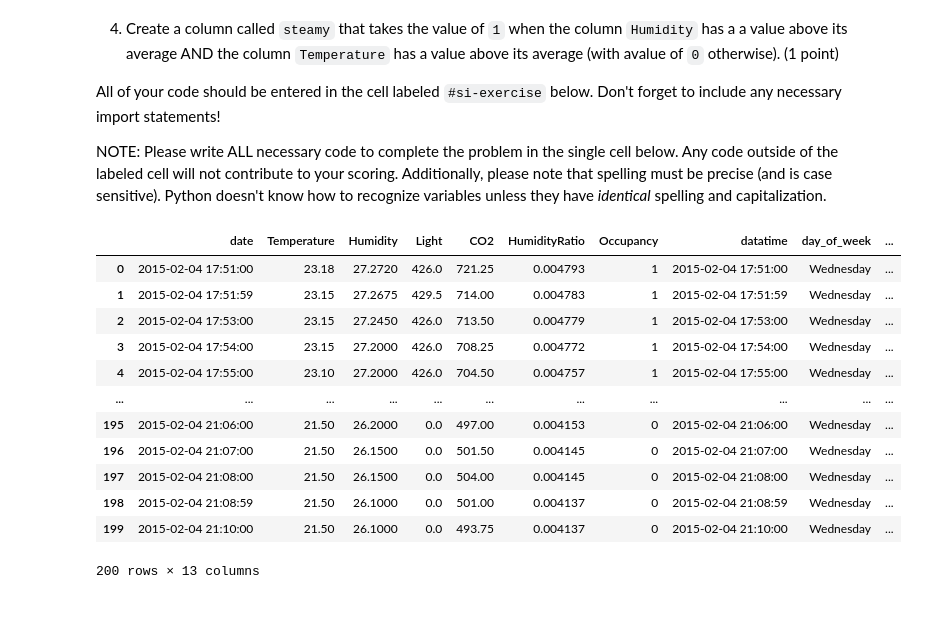
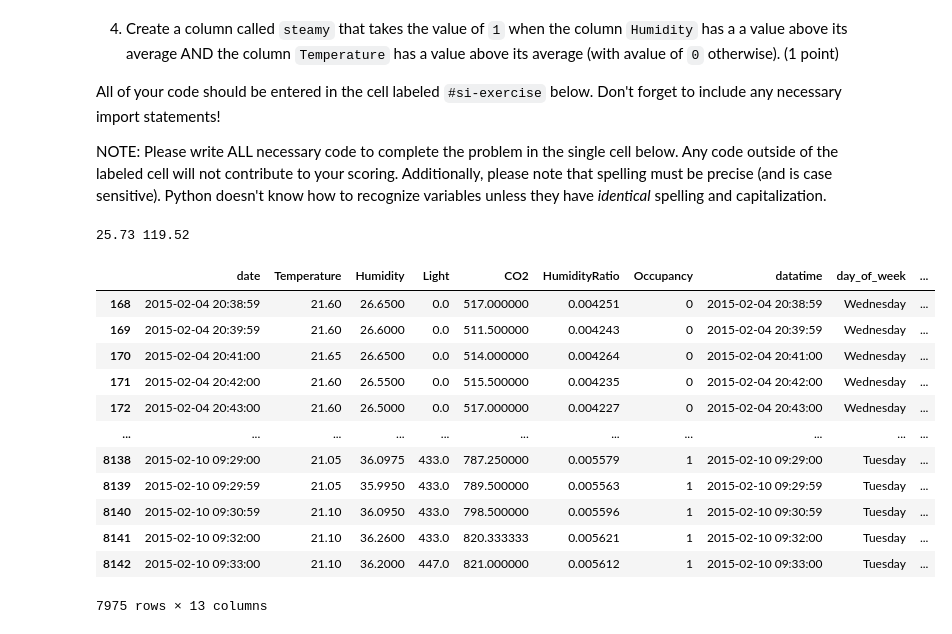
Before and after one commit to khemkandel/econ8320-assignment-06, a Jupyter notebook: Lesson.ipynb, the cells around one changed output. Saved outputs shown, nothing was run; the diff lists cells and outputs as text; code cells hidden in the pictures.

```diff
--- a/Lesson.ipynb
+++ b/Lesson.ipynb
@@ -4309,33 +4309,34 @@ NOTE: Please write ALL necessary code to complete the problem in the single cell
 # %%
 #si-exercise
 import pandas as pd
 import numpy as np
 
 occupancy = pd.DataFrame()
 occupancy = pd.read_csv('https://github.com/dustywhite7/pythonMikkeli/raw/master/exampleData/roomOccupancy.csv')
 occupancy.head(10)
 occupancy['datatime'] = pd.to_datetime(occupancy['date'], format = "%Y-%m-%d %H:%M:%S")
 occupancy.head()
 occupancy['day_of_week'] =occupancy['datatime'].dt.day_name()
 occupancy['hour'] =occupancy['datatime'].dt.hour
 occupancy['minute'] =occupancy['datatime'].dt.minute
 occupancy['bright'] = occupancy['Light'].map(lambda x: 1 if x > 0 else 0)
-humidity_mean,light_mean = occupancy['Humidity'].mean(), occupancy['Light'].mean()
+humidity_mean,temp_mean = round(occupancy['Humidity'].mean(),2), round(occupancy['Temperature'].mean(),2)
 print(str(humidity_mean)+ " "+str(light_mean))
 occupancy['steamy'] = occupancy.apply(lambda row:
-    1 if row['Humidity'] > humidity_mean and row['Light'] > light_mean else 0, axis=1)
-occupancy.head(200)
+    1 if row['Humidity'] > humidity_mean and row['Temperature'] > temp_mean else 0, axis=1)
+occupancy[168:]
 # %% [output]
+25.73 119.52
 |  | date | Temperature | Humidity | Light | CO2 | HumidityRatio | Occupancy | datatime | day_of_week | ... |
-| 0 | 2015-02-04 17:51:00 | 23.18 | 27.2720 | 426.0 | 721.25 | 0.004793 | 1 | 2015-02-04 17:51:00 | Wednesday | ... |
-| 1 | 2015-02-04 17:51:59 | 23.15 | 27.2675 | 429.5 | 714.00 | 0.004783 | 1 | 2015-02-04 17:51:59 | Wednesday | ... |
-| 2 | 2015-02-04 17:53:00 | 23.15 | 27.2450 | 426.0 | 713.50 | 0.004779 | 1 | 2015-02-04 17:53:00 | Wednesday | ... |
-| 3 | 2015-02-04 17:54:00 | 23.15 | 27.2000 | 426.0 | 708.25 | 0.004772 | 1 | 2015-02-04 17:54:00 | Wednesday | ... |
-| 4 | 2015-02-04 17:55:00 | 23.10 | 27.2000 | 426.0 | 704.50 | 0.004757 | 1 | 2015-02-04 17:55:00 | Wednesday | ... |
+| 168 | 2015-02-04 20:38:59 | 21.60 | 26.6500 | 0.0 | 517.000000 | 0.004251 | 0 | 2015-02-04 20:38:59 | Wednesday | ... |
+| 169 | 2015-02-04 20:39:59 | 21.60 | 26.6000 | 0.0 | 511.500000 | 0.004243 | 0 | 2015-02-04 20:39:59 | Wednesday | ... |
+| 170 | 2015-02-04 20:41:00 | 21.65 | 26.6500 | 0.0 | 514.000000 | 0.004264 | 0 | 2015-02-04 20:41:00 | Wednesday | ... |
+| 171 | 2015-02-04 20:42:00 | 21.60 | 26.5500 | 0.0 | 515.500000 | 0.004235 | 0 | 2015-02-04 20:42:00 | Wednesday | ... |
+| 172 | 2015-02-04 20:43:00 | 21.60 | 26.5000 | 0.0 | 517.000000 | 0.004227 | 0 | 2015-02-04 20:43:00 | Wednesday | ... |
 | ... | ... | ... | ... | ... | ... | ... | ... | ... | ... | ... |
-| 195 | 2015-02-04 21:06:00 | 21.50 | 26.2000 | 0.0 | 497.00 | 0.004153 | 0 | 2015-02-04 21:06:00 | Wednesday | ... |
-| 196 | 2015-02-04 21:07:00 | 21.50 | 26.1500 | 0.0 | 501.50 | 0.004145 | 0 | 2015-02-04 21:07:00 | Wednesday | ... |
-| 197 | 2015-02-04 21:08:00 | 21.50 | 26.1500 | 0.0 | 504.00 | 0.004145 | 0 | 2015-02-04 21:08:00 | Wednesday | ... |
-| 198 | 2015-02-04 21:08:59 | 21.50 | 26.1000 | 0.0 | 501.00 | 0.004137 | 0 | 2015-02-04 21:08:59 | Wednesday | ... |
-| 199 | 2015-02-04 21:10:00 | 21.50 | 26.1000 | 0.0 | 493.75 | 0.004137 | 0 | 2015-02-04 21:10:00 | Wednesday | ... |
+| 8138 | 2015-02-10 09:29:00 | 21.05 | 36.0975 | 433.0 | 787.250000 | 0.005579 | 1 | 2015-02-10 09:29:00 | Tuesday | ... |
+| 8139 | 2015-02-10 09:29:59 | 21.05 | 35.9950 | 433.0 | 789.500000 | 0.005563 | 1 | 2015-02-10 09:29:59 | Tuesday | ... |
+| 8140 | 2015-02-10 09:30:59 | 21.10 | 36.0950 | 433.0 | 798.500000 | 0.005596 | 1 | 2015-02-10 09:30:59 | Tuesday | ... |
+| 8141 | 2015-02-10 09:32:00 | 21.10 | 36.2600 | 433.0 | 820.333333 | 0.005621 | 1 | 2015-02-10 09:32:00 | Tuesday | ... |
+| 8142 | 2015-02-10 09:33:00 | 21.10 | 36.2000 | 447.0 | 821.000000 | 0.005612 | 1 | 2015-02-10 09:33:00 | Tuesday | ... |
-200 rows × 13 columns
+7975 rows × 13 columns
```
